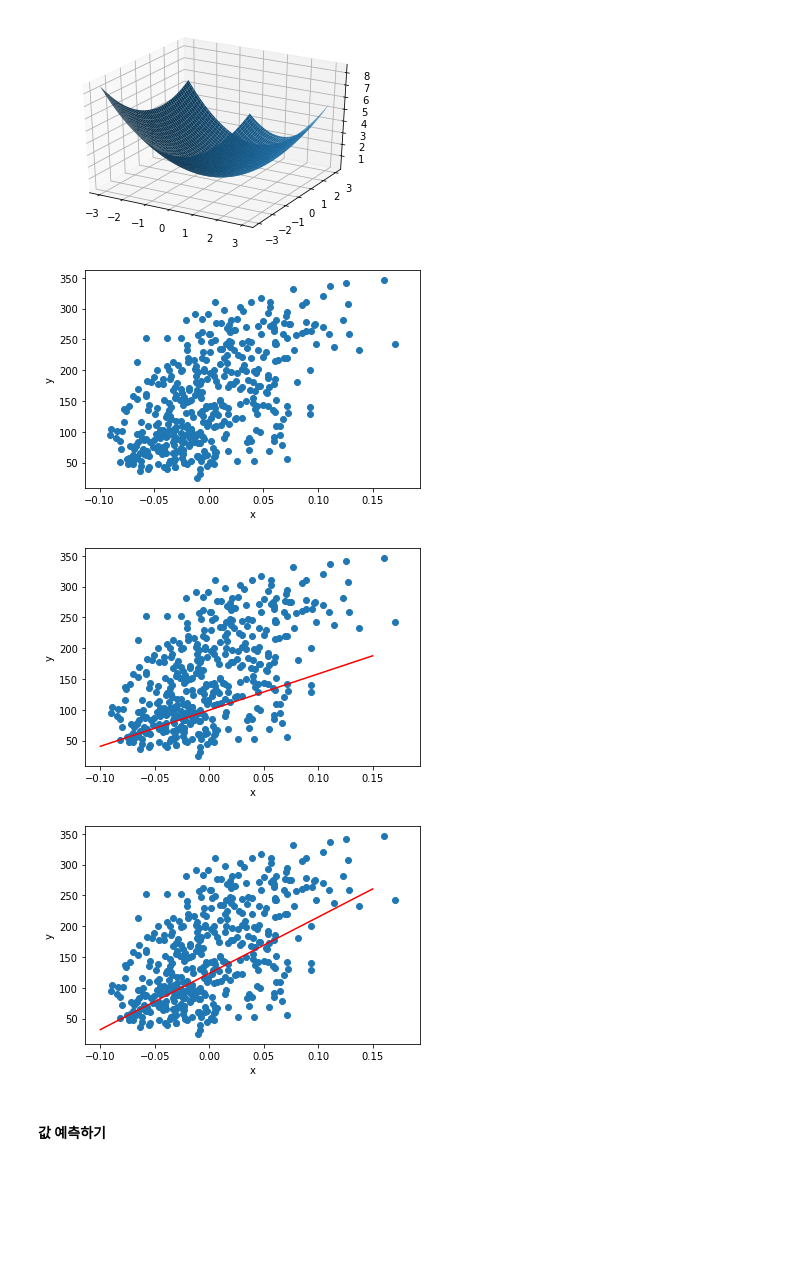
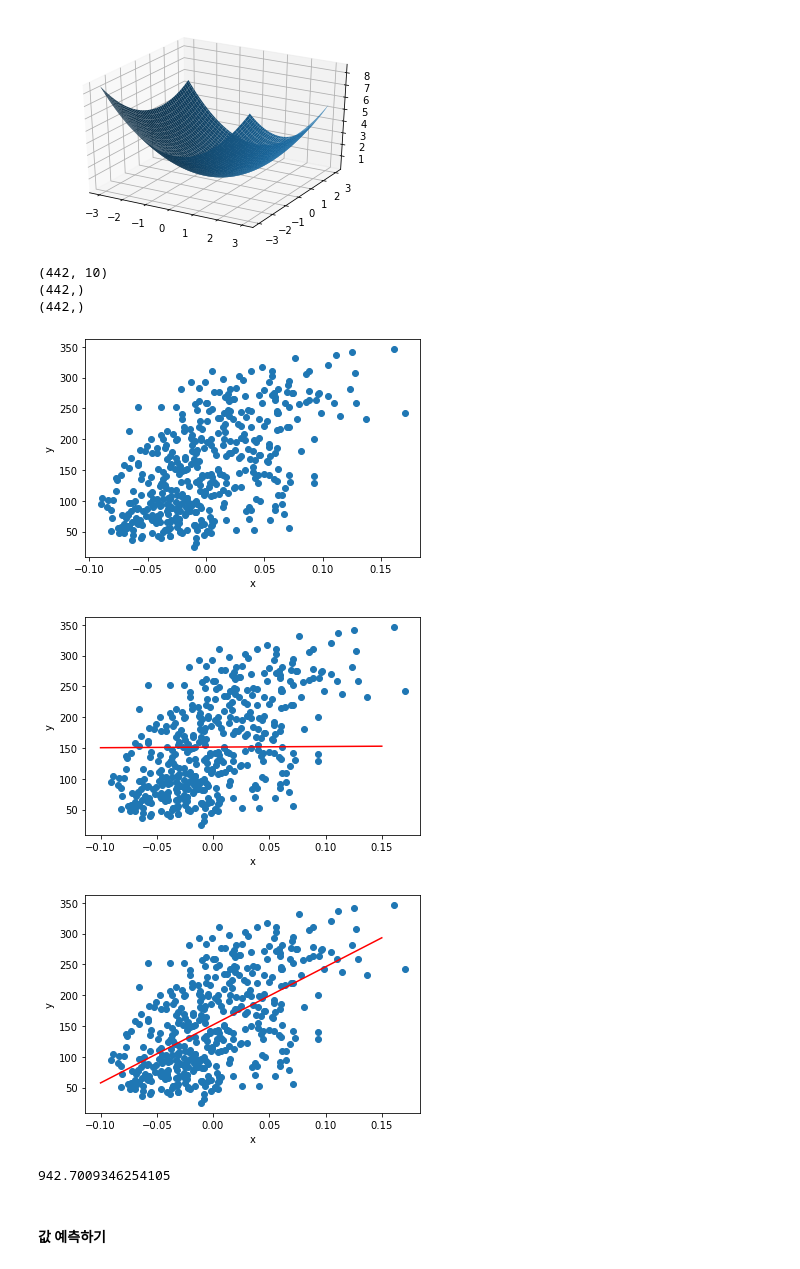
Before and after one commit to imguru-mooc/deep_learning_nlp, a Jupyter notebook: Chapter_2/1.linear_regression.ipynb, the cells around one changed output. Cells and saved outputs as stored; diff of their text form; code cells hidden in the pictures; blank space fills up the shorter version.

```diff
--- a/Chapter_2/1.linear_regression.ipynb
+++ b/Chapter_2/1.linear_regression.ipynb
@@ -316,11 +322,11 @@ plt.show()
 from sklearn.datasets import load_diabetes
 diabetes = load_diabetes()
 import matplotlib.pyplot as plt
-#print(diabetes)
-#print(diabetes.data.shape)
-#print(diabetes.target.shape)
+# print(diabetes)
+print(diabetes.data.shape)
+print(diabetes.target.shape)
 x = diabetes.data[:, 2]
-# print(x)
+print(x.shape)
 y = diabetes.target
 
 plt.scatter(x, y)
@@ -328,16 +334,19 @@ plt.xlabel('x')
 plt.ylabel('y')
 plt.show()
 # %% [output]
+(442, 10)
+(442,)
+(442,)
-[figure, old version]
+[figure, new version]
 # %%
 w = 1.0
 b = 1.0
+rate = 0.01
 for x_i, y_i in zip(x, y):
     y_hat = x_i * w + b
-    err = y_i - y_hat
-    w_rate = x_i
-    w = w + w_rate * err
-    b = b + 1 * err
+    err = y_hat - y_i
+    w = w - rate * err * x_i
+    b = b - rate * err
 
 plt.scatter(x, y)
 pt1 = (-0.1, -0.1 * w + b)
@@ -347,23 +356,28 @@ plt.xlabel('x')
 plt.ylabel('y')
 plt.show()
 # %% [output]
-[figure, old version]
+[figure, new version]
 # %%
-for i in range(1, 100):
+w = 1.0
+b = 1.0
+rate = 0.01
+for i in range(1, 1000):
     for x_i, y_i in zip(x, y):
         y_hat = x_i * w + b
-        err = y_i - y_hat
-        w_rate = x_i
-        w = w + w_rate * err
-        b = b + 1 * err
+        err = y_hat - y_i
+        w = w - rate * err * x_i
+        b = b - rate * err
+
 plt.scatter(x, y)
 pt1 = (-0.1, -0.1 * w + b)
 pt2 = (0.15, 0.15 * w + b)
 plt.plot([pt1[0], pt2[0]], [pt1[1], pt2[1]], 'r-')
 plt.xlabel('x')
 plt.ylabel('y')
 plt.show()
+print(w)
 # %% [output]
-[figure, old version]
+[figure, new version]
+942.7009346254105
 # %% [markdown]
 #### 값 예측하기
```
Also changed, not shown: parts of 9 cells of this notebook, 1 other file.
